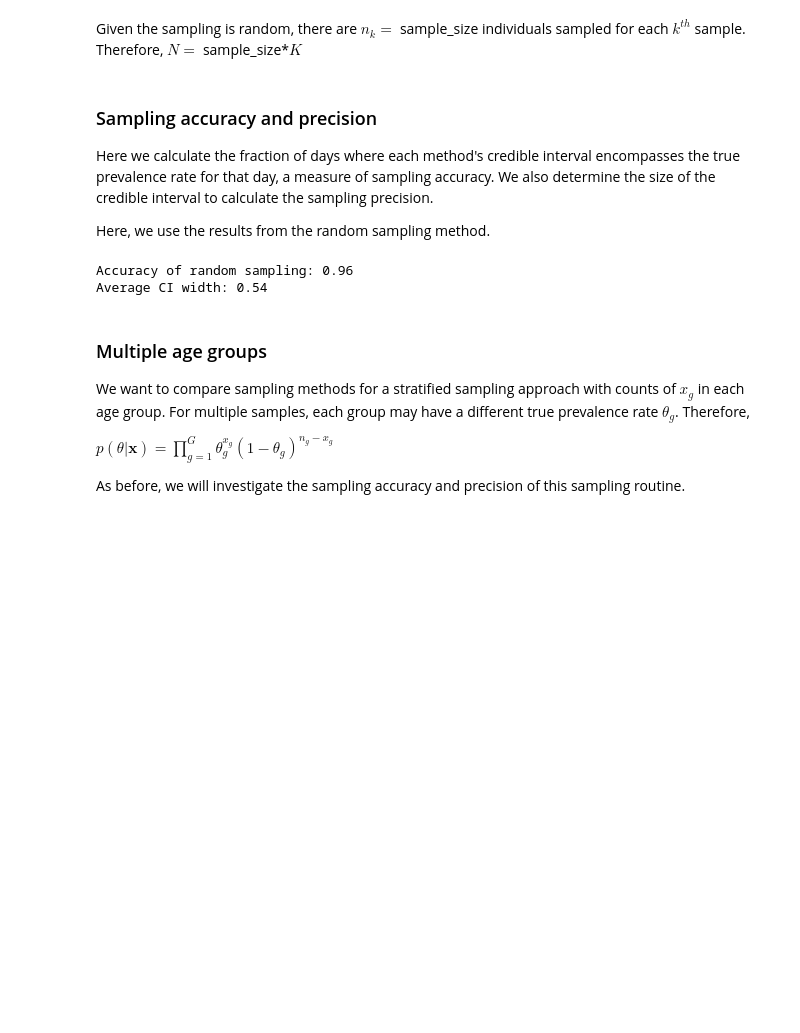
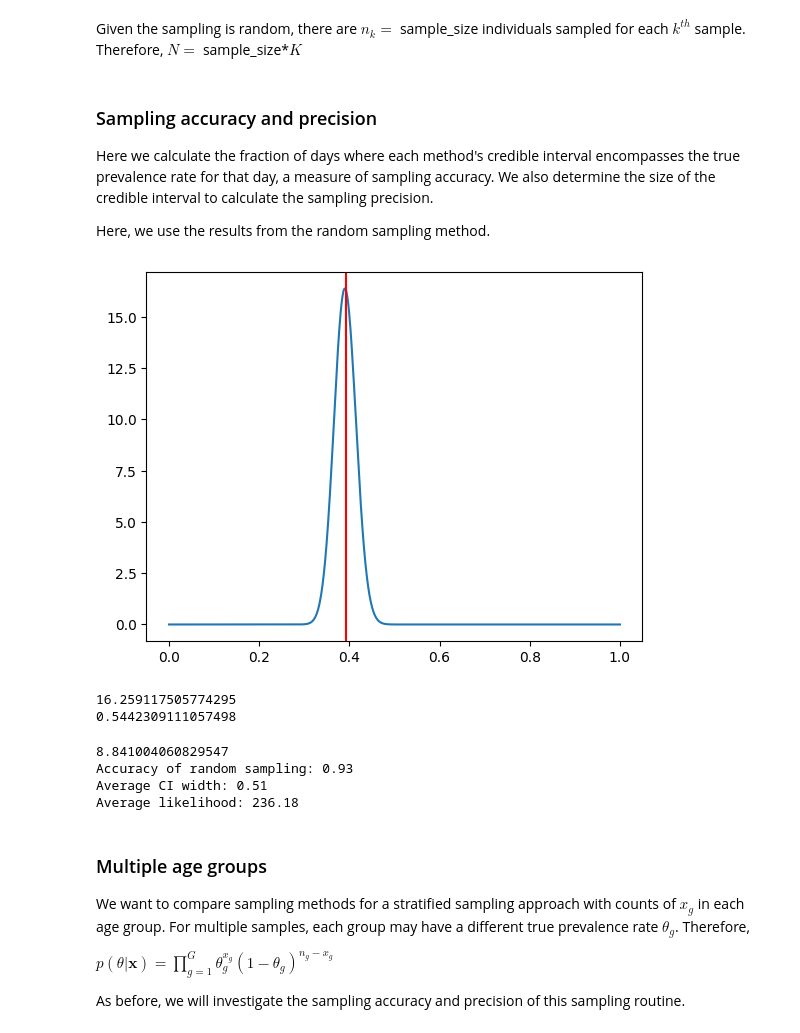
Before and after one commit to SABS-R3-Epidemiology/EpiOS, a Jupyter notebook: stratified_random/binomial_sampling.ipynb, the cells around one changed output. Saved outputs shown, nothing was run; the diff lists cells and outputs as text; code cells hidden in the pictures; blank space fills up the shorter version.

```diff
--- a/stratified_random/binomial_sampling.ipynb
+++ b/stratified_random/binomial_sampling.ipynb
@@ -112,7 +113,7 @@ def predict_region(post_process: epios.PostProcess, sample_size: int,
 # %% [markdown]
 ### Finding samples using Random, Age, and Region methods
 # %%
-def rand(post_process: epios.PostProcess, sample_size: int,
+def rand(post_process: epios.FastPostProcess, sample_size: int,
                   time_sample: List[int], comparison: bool) -> Tuple[np.array, ...]:
     """This returns predictions from the random stratification,
     without plotting.
@@ -134,7 +135,7 @@ def rand(post_process: epios.PostProcess, sample_size: int,
 
     return times, true_rate, random_pred, random_pred_age_groups, random_pred_regions, people_sampled, region_sampled
 # %%
-def age(post_process: epios.PostProcess, sample_size: int,
+def age(post_process: epios.FastPostProcess, sample_size: int,
                   time_sample: List[int], comparison: bool) -> Tuple[np.array, ...]:
     """This returns predictions from the age stratification, without plotting.
 
@@ -155,7 +156,7 @@ def age(post_process: epios.PostProcess, sample_size: int,
 
     return times, true_rate, age_pred, age_pred_age_groups, age_pred_regions, people_sampled, region_sampled
 # %%
-def region(post_process: epios.PostProcess, sample_size: int,
+def region(post_process: epios.FastPostProcess, sample_size: int,
                   time_sample: List[int], comparison: bool) -> Tuple[np.array, ...]:
     """This returns predictions from the region stratification,
     without plotting.
@@ -274,7 +275,9 @@ true_regional_infections, total_by_region = count_people_by_region(demo_data, ti
 # %% [markdown]
 ### Initialising the post process
 # %%
-post_process = epios.PostProcess(demo_data=demo_data, time_data=time_data)
+#from epios import FastPostProcess
+# post_process = epios.PostProcess(demo_data=demo_data, time_data=time_data)
+post_process = epios.FastPostProcess(demo_data=demo_data, time_data=time_data)
 
 overall_prev = []
 age_grouped_results = []
@@ -384,10 +384,25 @@ for j in range(90): # Time steps
 Here we calculate the fraction of days where each method's credible interval encompasses the true prevalence rate for that day, a measure of sampling accuracy. We also determine the size of the credible interval to calculate the sampling precision.
 
  Here, we use the results from the random sampling method.
+# %%
+# Plot scipy.stats.beta distribution
+i = 20
+p = scipy.stats.beta(X_rand[i]+1, (sample_size*num_iters)-X_rand[i] + 1)
+x = np.linspace(0, 1, 1000)
+plt.plot(x, p.pdf(x))
+plt.axvline(x=true_rate[i], color='red')
+plt.show()
+print(p.pdf(true_rate[i]))
+print(p.cdf(true_rate[i]))
+# %% [output]
+[figure, added]
+16.259117505774295
+0.5442309111057498
 # %%
 # Random stratification for total prevalence
 in_range = 0
 total_width = 0
+multiplication = 0
 for i in range(90):
     p = scipy.stats.beta(X_rand[i]+1, (sample_size*num_iters)-X_rand[i] + 1)
     lower_bound, upper_bound = p.interval(0.95)
@@ -395,14 +410,19 @@ for i in range(90):
     mean = p.mean()
     ci = width/mean
     total_width += ci
+    multiplication += np.log(p.pdf(true_rate[i]))
 
     if lower_bound <= true_rate[i] <= upper_bound:
         in_range += 1
+print(p.pdf(true_rate[i]))
 print('Accuracy of random sampling:', np.round(in_range/90, 2))
 print('Average CI width:', np.round(total_width/90, 2))
+print('Average likelihood:', np.round(multiplication, 2))
 # %% [output]
-Accuracy of random sampling: 0.96
-Average CI width: 0.54
+8.841004060829547
+Accuracy of random sampling: 0.93
+Average CI width: 0.51
+Average likelihood: 236.18
 # %% [markdown]
 ### Multiple age groups
 
```
Also changed, not shown: parts of 11 cells of this notebook, 4 other files.
